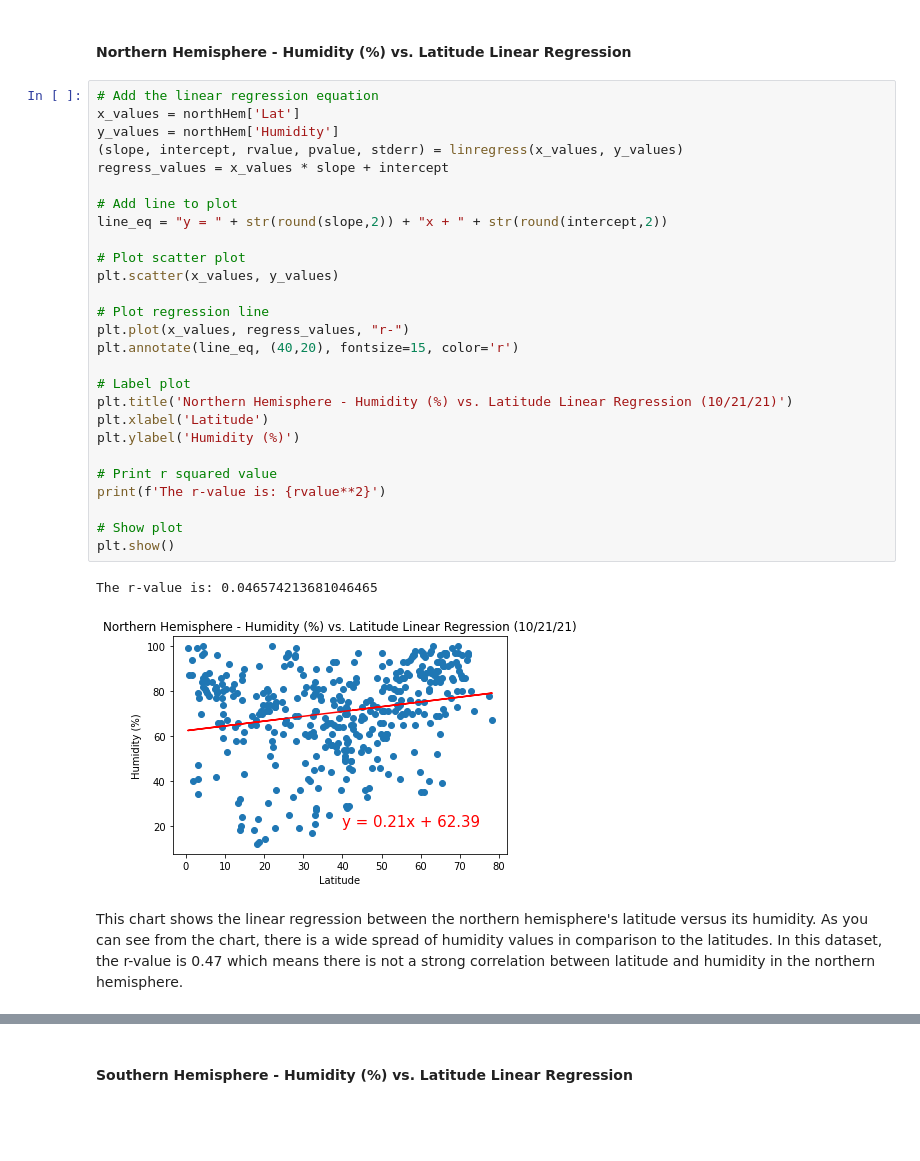
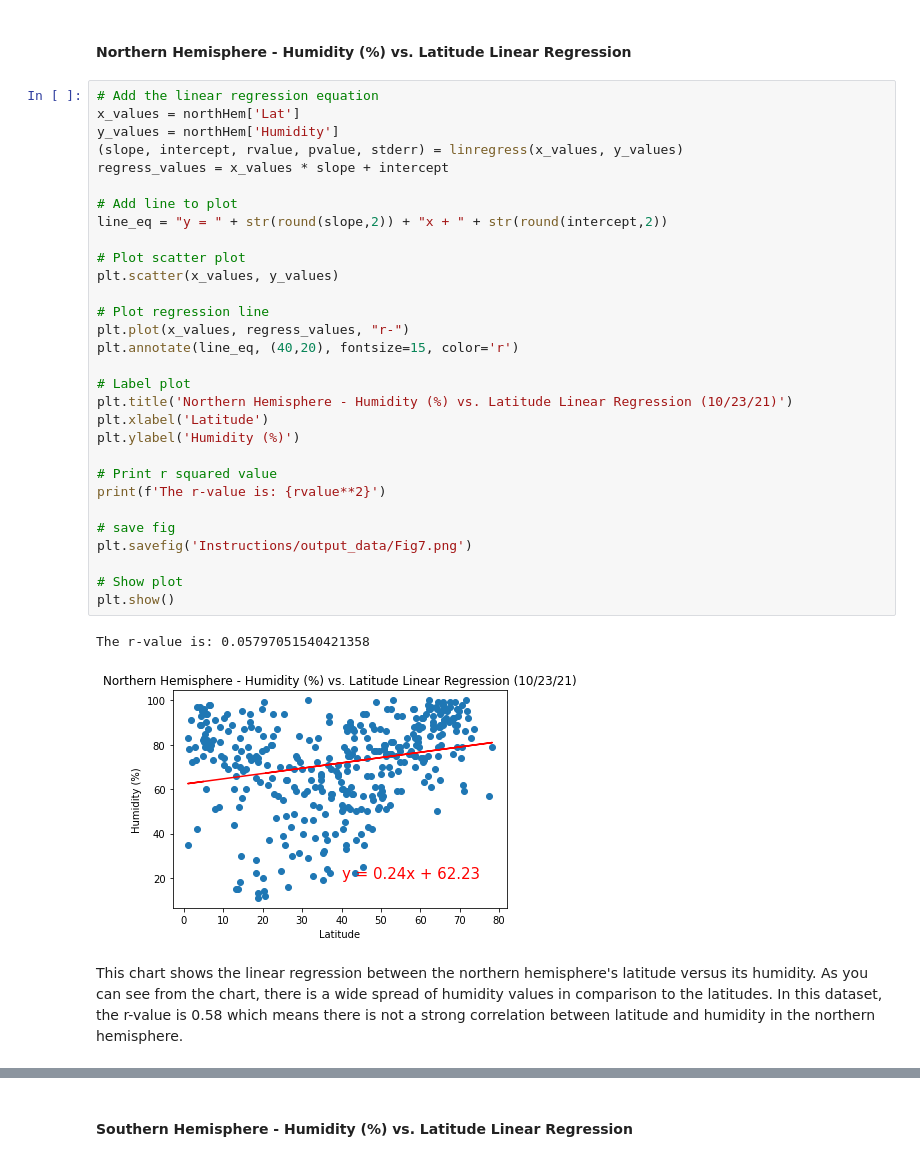
Before and after one commit to jennylynnlong/python-api-challenge, a Jupyter notebook: WeatherPy JL.ipynb, the cells around one changed output, grey strips where cells are left out. Saved outputs shown, nothing was run; the diff lists cells and outputs as text; blank space fills up the shorter version.

```diff
--- a/WeatherPy JL.ipynb
+++ b/WeatherPy JL.ipynb
@@ -477,32 +401,35 @@ The r-value is: 0.6082708688906918
 # %%
 # Add the linear regression equation
 x_values = northHem['Lat']
 y_values = northHem['Humidity']
 (slope, intercept, rvalue, pvalue, stderr) = linregress(x_values, y_values)
 regress_values = x_values * slope + intercept
 
 # Add line to plot
 line_eq = "y = " + str(round(slope,2)) + "x + " + str(round(intercept,2))
 
 # Plot scatter plot
 plt.scatter(x_values, y_values)
 
 # Plot regression line
 plt.plot(x_values, regress_values, "r-")
 plt.annotate(line_eq, (40,20), fontsize=15, color='r')
 
 # Label plot
-plt.title('Northern Hemisphere - Humidity (%) vs. Latitude Linear Regression (10/21/21)')
+plt.title('Northern Hemisphere - Humidity (%) vs. Latitude Linear Regression (10/23/21)')
 plt.xlabel('Latitude')
 plt.ylabel('Humidity (%)')
 
 # Print r squared value
 print(f'The r-value is: {rvalue**2}')
 
+# save fig
+plt.savefig('Instructions/output_data/Fig7.png')
+
 # Show plot
 plt.show()
 # %% [output]
-The r-value is: 0.046574213681046465
+The r-value is: 0.05797051540421358
-[figure, old version]
+[figure, new version]
 # %% [markdown]
-This chart shows the linear regression between the northern hemisphere's latitude versus its humidity. As you can see from the chart, there is a wide spread of humidity values in comparison to the latitudes. In this dataset, the r-value is 0.47 which means there is not a strong correlation between latitude and humidity in the northern hemisphere.
+This chart shows the linear regression between the northern hemisphere's latitude versus its humidity. As you can see from the chart, there is a wide spread of humidity values in comparison to the latitudes. In this dataset, the r-value is 0.58 which means there is not a strong correlation between latitude and humidity in the northern hemisphere.
```
Also changed, not shown: parts of 46 cells of this notebook, 16 other files.
